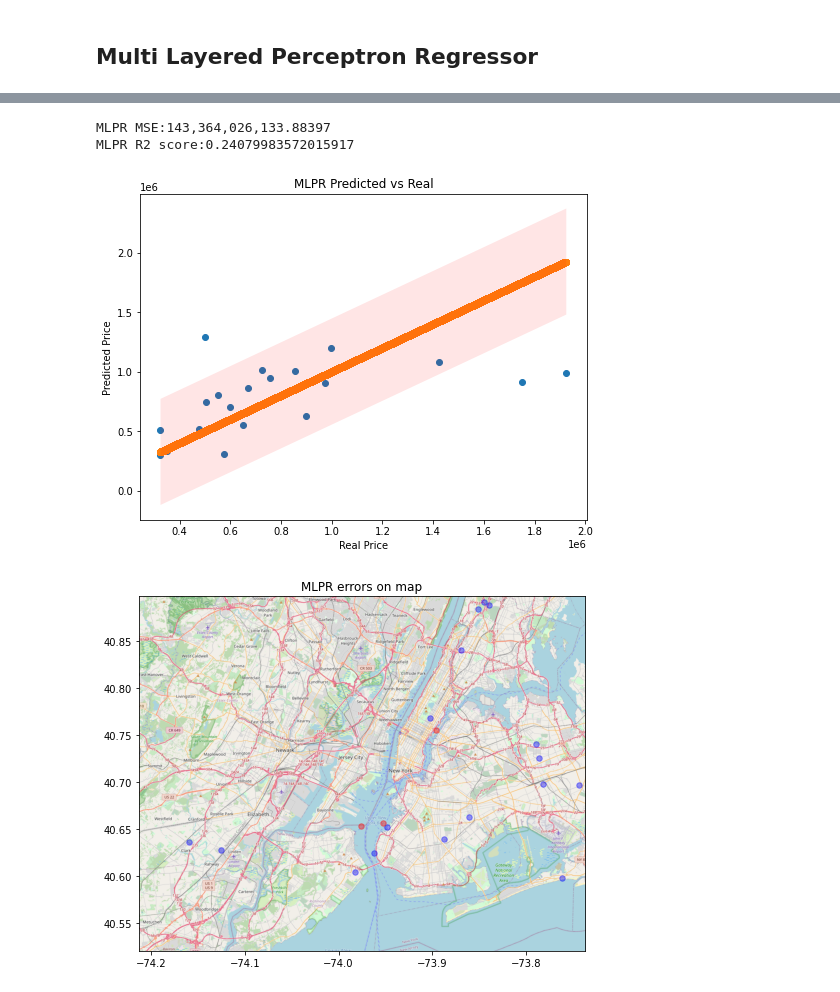
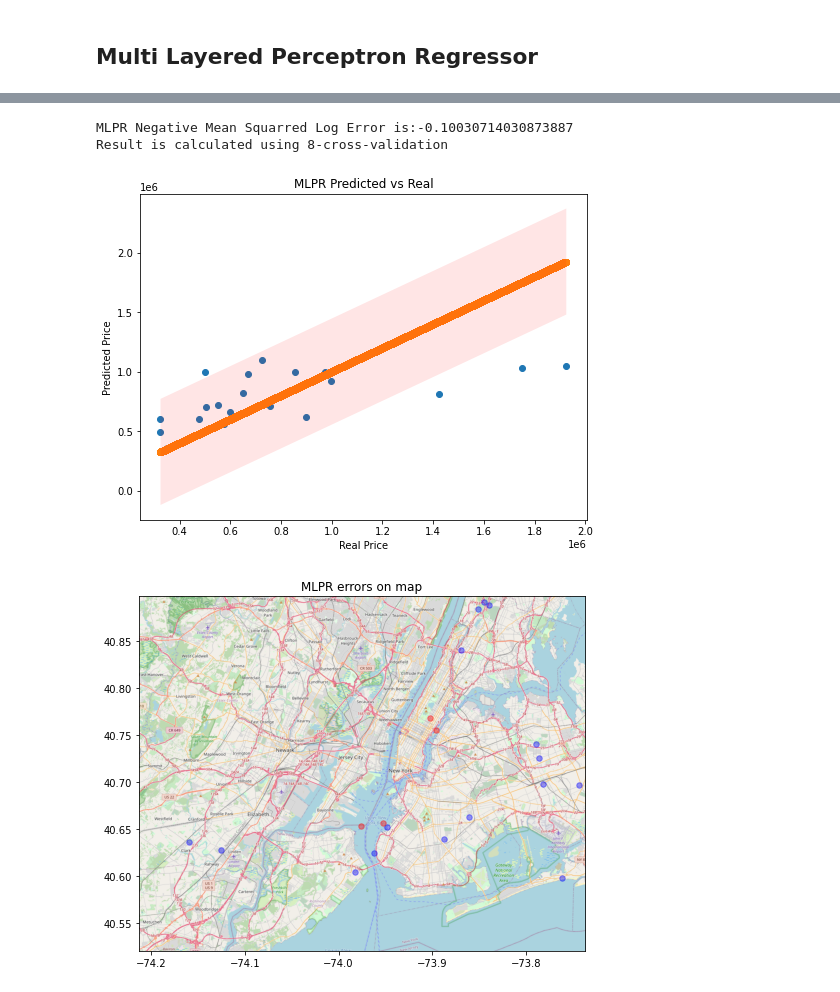
Before and after one commit to itayisraelov/RealEstateMLProject, a Jupyter notebook: Notebooks/02_Modeling.ipynb, the cells around one changed output, grey strips where cells are left out. Cells and saved outputs as stored; diff of their text form; code cells hidden in the pictures.

Commit message:
Adding Hyper-Parameter tuning + KFold cross validation

```diff
--- a/Notebooks/02_Modeling.ipynb
+++ b/Notebooks/02_Modeling.ipynb
@@ -22,6 +27,7 @@ from sklearn.model_selection import train_test_split
 # %%
 # Constants
 RANDOM_SEED = 42
+NUM_FOLDS = 8
 # %% [markdown]
 ## Loading Data
 Let's load the data
@@ -204,13 +236,16 @@ def plot_vs_map(test_x, predicted_y, real_y, path_to_map="../Images/nyc_map1.png
 # %%
-def model_evaluation(model, model_name):
-    model.fit(train_x, train_y)
-    test_predicted_y = model.predict(test_x)
-    print(f"{model_name} MSE:{mean_squared_error(test_y, test_predicted_y):,}")
-    print(f"{model_name} R2 score:{r2_score(test_y, test_predicted_y):,}")
-    plot_predicted_vs_real(test_predicted_y, test_y, title=f"{model_name} Predicted vs Real")
+def model_evaluation(model, model_name,X_train, Y_train, X_test, Y_test, n_folds=NUM_FOLDS):
+    model.fit(X_train, Y_train)
+    score = cross_val_score(model, X_train, Y_train, cv=n_folds, scoring="neg_mean_squared_log_error")
+    avg_neg_msle = sum(score)/ len(score)
+    print(f"{model_name} Negative Mean Squarred Log Error is:{avg_neg_msle}\n"
+          f"Result is calculated using {n_folds}-cross-validation")
+
+    Y_predicted = model.predict(X_test)
+    plot_predicted_vs_real(Y_predicted, Y_test, title=f"{model_name} Predicted vs Real")
     with open("../Images/nyc_map1.json") as file:
         border_box = json.load(file)
-    plot_vs_map(test_x, test_predicted_y, test_y, path_to_map="../Images/nyc_map1.png", border_box=border_box, title=f"{model_name} errors on map")
+    plot_vs_map(X_test, Y_predicted, Y_test, path_to_map="../Images/nyc_map1.png", border_box=border_box, title=f"{model_name} errors on map")
 # %% [markdown]
 ## Dummy Regression - Mean
 # %%
@@ -258,12 +341,12 @@ Random Forest Regression R2 score:0.35120949535972945
 # %%
 # MLP constants
-HIDDEN_LAYER_SIZES = (512, 512, 512, 512, 512)
+HIDDEN_LAYER_SIZES = (128,)
 ACTIVATION_FUNCTION = "relu"
 MAX_ITERATIONS = int(1e4)
 mlp_regression = MLPRegressor(hidden_layer_sizes=HIDDEN_LAYER_SIZES, activation=ACTIVATION_FUNCTION, max_iter=MAX_ITERATIONS, random_state=RANDOM_SEED)
-model_evaluation(mlp_regression, "MLPR")
+model_evaluation(mlp_regression, "MLPR", train_x, train_y, test_x, test_y)
 # %% [output]
-MLPR MSE:143,364,026,133.88397
-MLPR R2 score:0.24079983572015917
+MLPR Negative Mean Squarred Log Error is:-0.10030714030873887
+Result is calculated using 8-cross-validation
-[figure, old version]
+[figure, new version]
-[figure, old version]
+[figure, new version]
```
Also changed, not shown: parts of 11 cells of this notebook.
